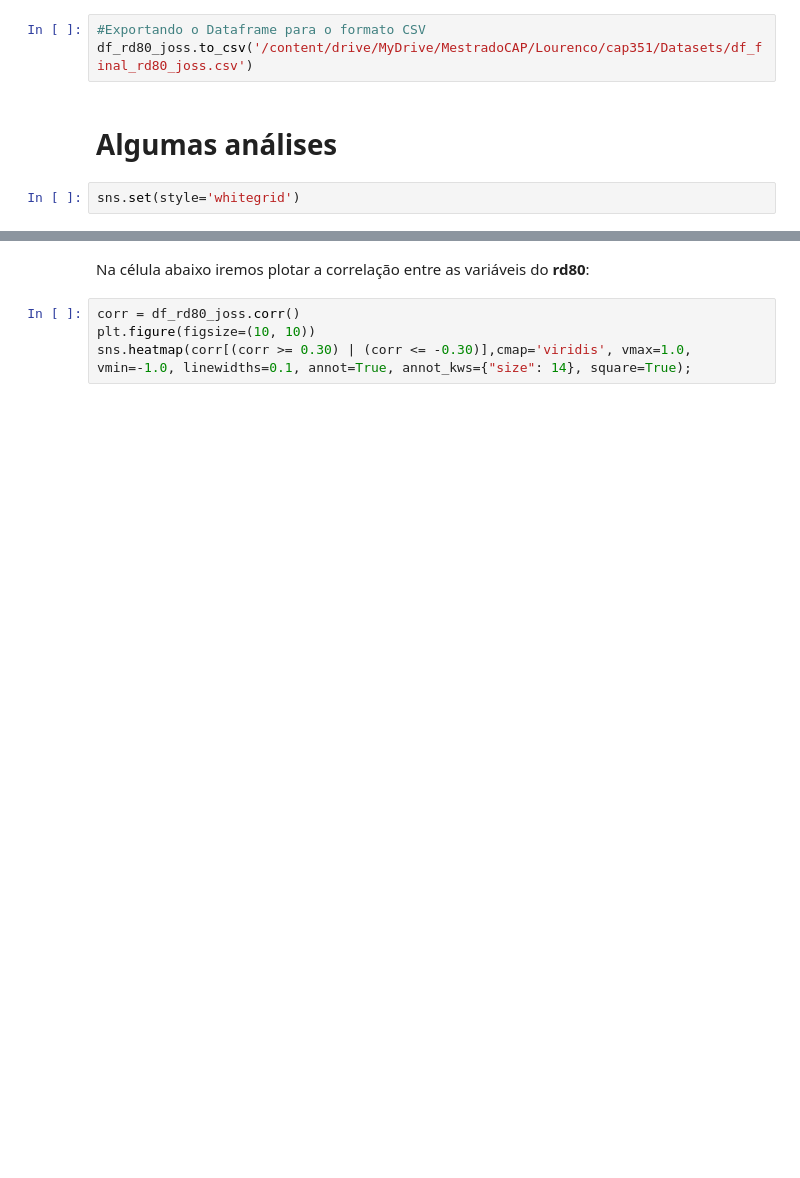
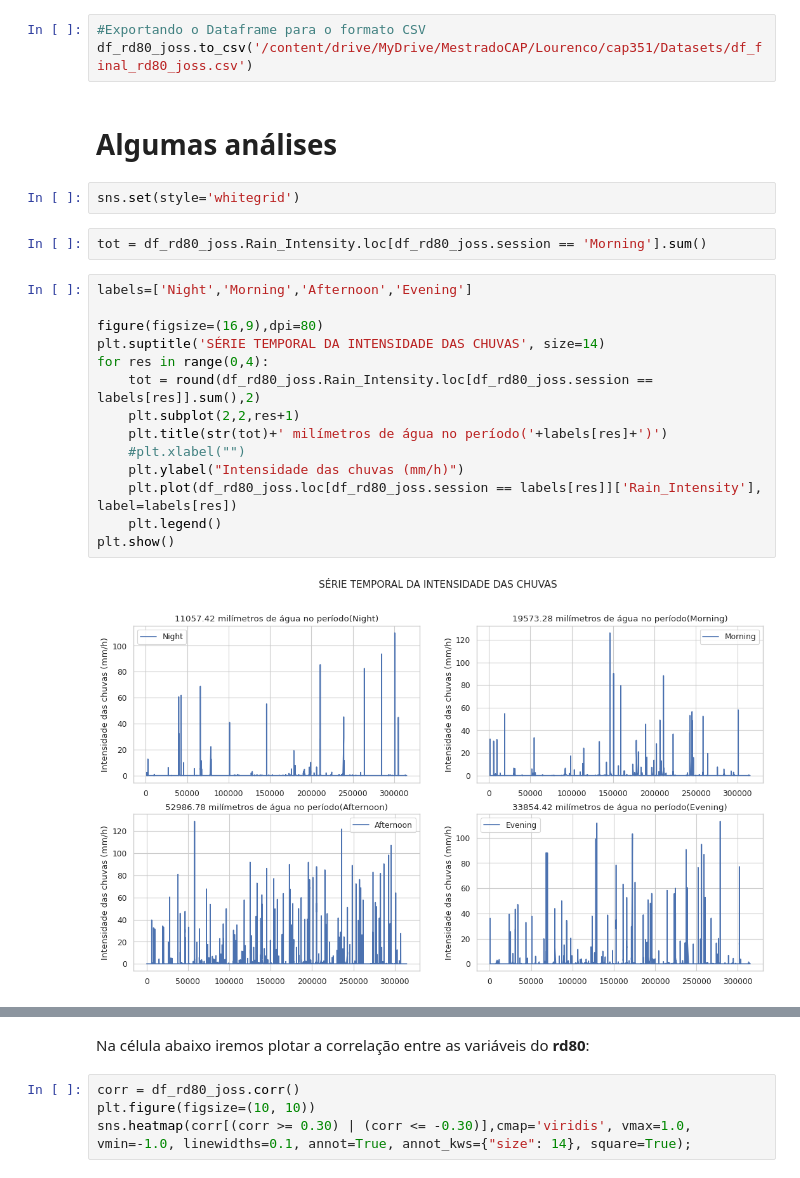
Before and after one commit to lourencocavalcante/Introduction-to-Data-Science, a Jupyter notebook: INPE_CAP394_2022_Atv01_Lourenco.ipynb, the cells around one changed output, grey strips where cells are left out. Saved outputs shown, nothing was run; the diff lists cells and outputs as text; blank space fills up the shorter version.

```diff
--- a/INPE_CAP394_2022_Atv01_Lourenco.ipynb
+++ b/INPE_CAP394_2022_Atv01_Lourenco.ipynb
@@ -312,3 +293,21 @@ df_rd80_joss.to_csv('/content/drive/MyDrive/MestradoCAP/Lourenco/cap351/Datasets
 # **Algumas análises**
 # %%
 sns.set(style='whitegrid')
+# %%
+tot = df_rd80_joss.Rain_Intensity.loc[df_rd80_joss.session == 'Morning'].sum()
+# %%
+labels=['Night','Morning','Afternoon','Evening']
+
+figure(figsize=(16,9),dpi=80)
+plt.suptitle('SÉRIE TEMPORAL DA INTENSIDADE DAS CHUVAS', size=14)
+for res in range(0,4):
+    tot = round(df_rd80_joss.Rain_Intensity.loc[df_rd80_joss.session == labels[res]].sum(),2)
+    plt.subplot(2,2,res+1)
+    plt.title(str(tot)+' milímetros de água no período('+labels[res]+')')
+    #plt.xlabel("")
+    plt.ylabel("Intensidade das chuvas (mm/h)")
+    plt.plot(df_rd80_joss.loc[df_rd80_joss.session == labels[res]]['Rain_Intensity'], label=labels[res])
+    plt.legend()
+plt.show()
+# %% [output]
+[figure, added]
```
Also changed, not shown: parts of 8 cells of this notebook.
